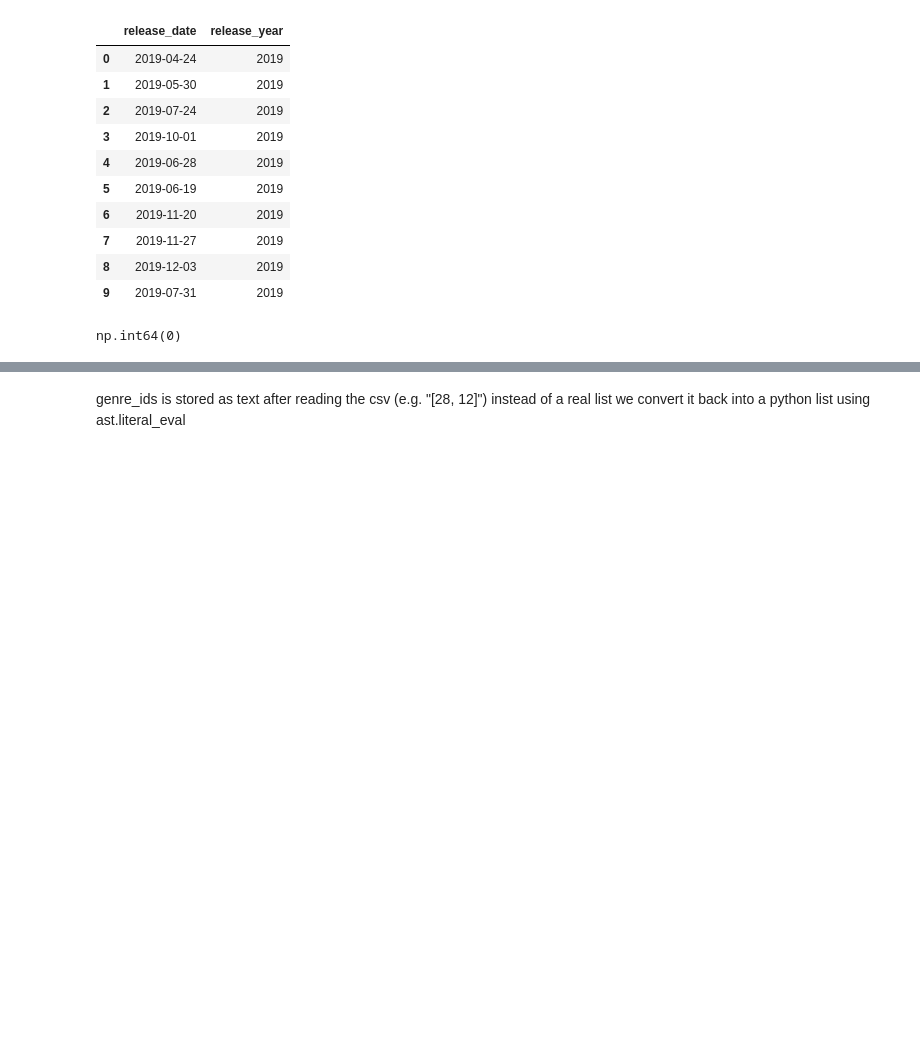
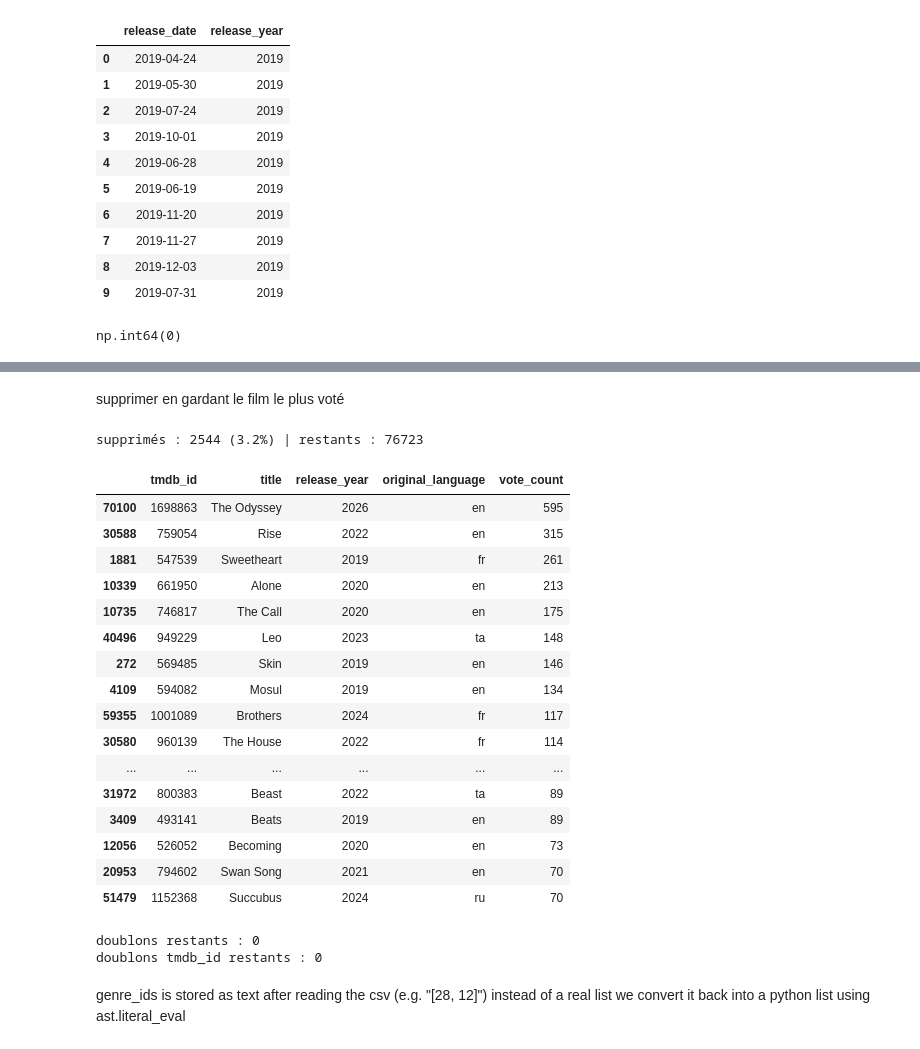
Before and after one commit to sarahmoussaoui/Data-Mining-Movies-Project, a Jupyter notebook: src/cleaning/clean_tmdb.ipynb, the cells around one changed output, grey strips where cells are left out. Drawn from its saved outputs; the diff is of its cells as text; code cells hidden in the pictures; blank space fills up the shorter version.

```diff
--- a/src/cleaning/clean_tmdb.ipynb
+++ b/src/cleaning/clean_tmdb.ipynb
@@ -203,3 +152,43 @@ np.int64(0)
+# %% [markdown]
+supprimer en gardant le film le plus voté
+# %%
+nb0 = len(df)
+
+df = df.sort_values(["vote_count", "popularity"], ascending=False)
+to_drop = valid.reindex(df.index) & df.duplicated(subset=key, keep="first")
+
+removed = df[to_drop]
+df = df[~to_drop].sort_index().drop(columns="title_norm")
+
+print("supprimés :", nb0 - len(df), f"({(nb0 - len(df)) / nb0 * 100:.1f}%) | restants :", len(df))
+removed[["tmdb_id", "title", "release_year", "original_language", "vote_count"]].head(20)
+# %% [output]
+supprimés : 2544 (3.2%) | restants : 76723
+|  | tmdb_id | title | release_year | original_language | vote_count |
+| 70100 | 1698863 | The Odyssey | 2026 | en | 595 |
+| 30588 | 759054 | Rise | 2022 | en | 315 |
+| 1881 | 547539 | Sweetheart | 2019 | fr | 261 |
+| 10339 | 661950 | Alone | 2020 | en | 213 |
+| 10735 | 746817 | The Call | 2020 | en | 175 |
+| 40496 | 949229 | Leo | 2023 | ta | 148 |
+| 272 | 569485 | Skin | 2019 | en | 146 |
+| 4109 | 594082 | Mosul | 2019 | en | 134 |
+| 59355 | 1001089 | Brothers | 2024 | fr | 117 |
+| 30580 | 960139 | The House | 2022 | fr | 114 |
+| ... | ... | ... | ... | ... | ... |
+| 31972 | 800383 | Beast | 2022 | ta | 89 |
+| 3409 | 493141 | Beats | 2019 | en | 89 |
+| 12056 | 526052 | Becoming | 2020 | en | 73 |
+| 20953 | 794602 | Swan Song | 2021 | en | 70 |
+| 51479 | 1152368 | Succubus | 2024 | ru | 70 |
+# %%
+tmp = df.assign(title_norm=df["title"].map(normalize_title))
+v = tmp["title_norm"] != ""
+print("doublons restants :", (v & tmp.duplicated(subset=["title_norm", "release_year"])).sum())   # doit afficher 0
+print("doublons tmdb_id restants :", df.duplicated(subset="tmdb_id").sum())                        # doit afficher 0
+# %% [output]
+doublons restants : 0
+doublons tmdb_id restants : 0
 # %% [markdown]
 genre_ids is stored as text after reading the csv (e.g. "[28, 12]") instead of a real list
 we convert it back into a python list using ast.literal_eval
```
Also changed, not shown: parts of 16 cells of this notebook, 1 other file.
